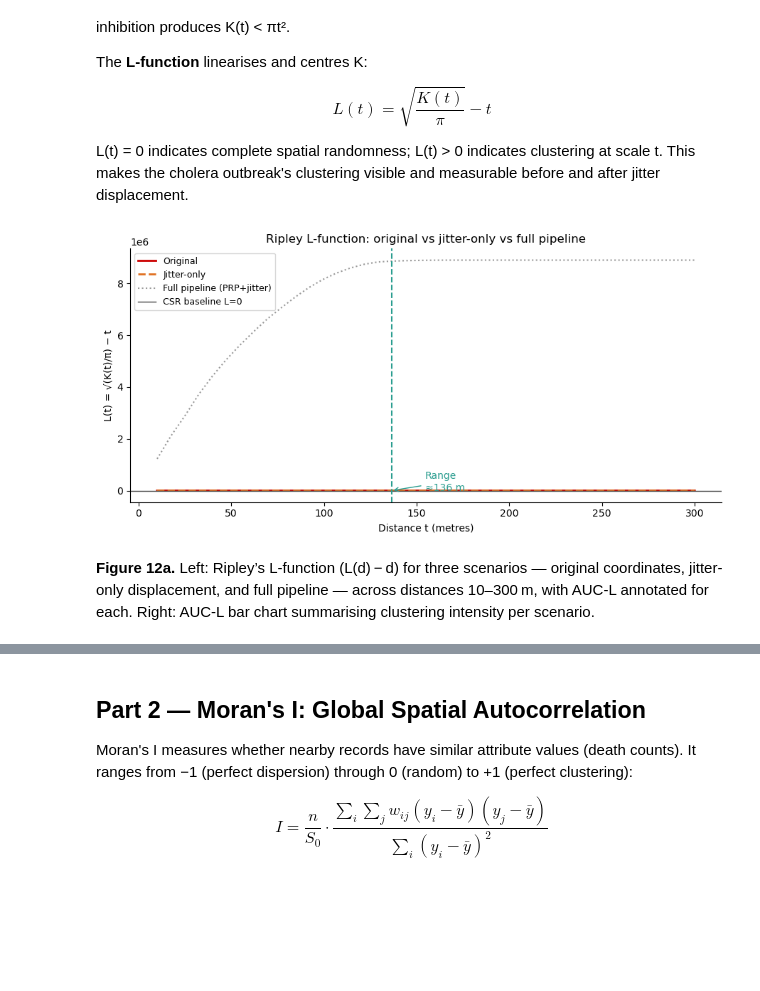
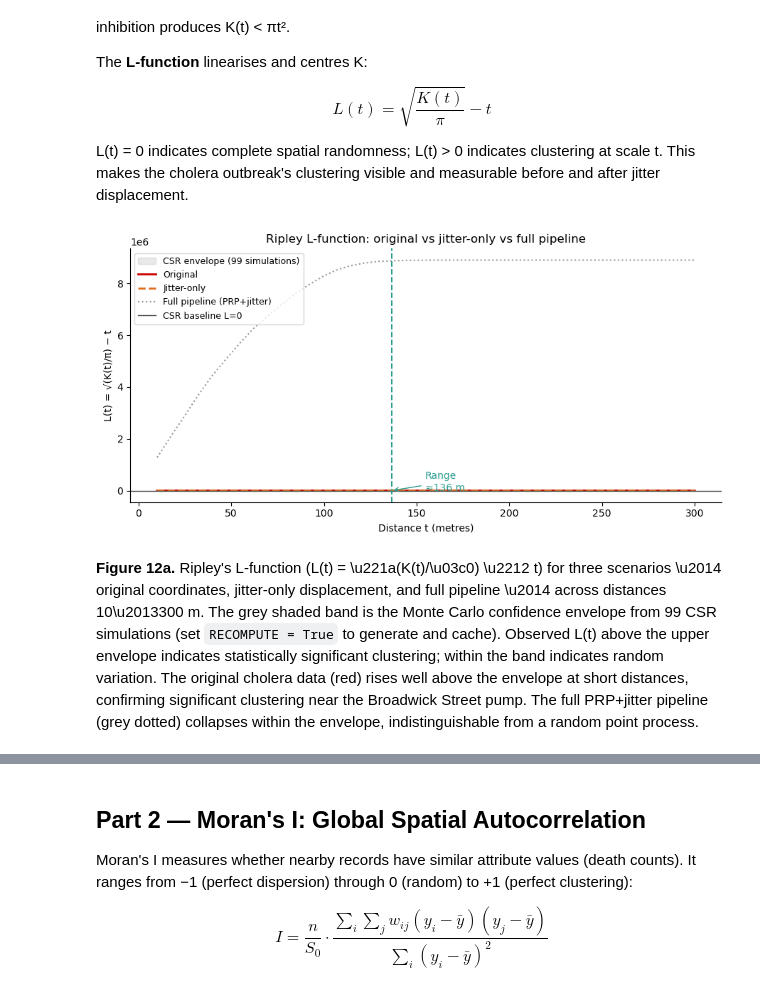
Before and after one commit to PHI-Case-Studies/2026-Map-Encryption-Library, a Jupyter notebook: 12-advanced-evaluation-part1.ipynb, the cells around one changed output, grey strips where cells are left out. Saved outputs shown, nothing was run; the diff lists cells and outputs as text; code cells hidden in the pictures; blank space fills up the shorter version.

```diff
--- a/12-advanced-evaluation-part1.ipynb
+++ b/12-advanced-evaluation-part1.ipynb
@@ -128,47 +128,58 @@ support = np.linspace(10, 300, 40)
 if RECOMPUTE:
     with warnings.catch_warnings():
         warnings.simplefilter("ignore")
-        k_orig = k_test(xy_orig, keep_simulations=False, support=support)
+        k_orig = k_test(xy_orig, keep_simulations=True, n_simulations=99, support=support)
         k_jit  = k_test(xy_jit,  keep_simulations=False, support=support)
         k_full = k_test(xy_full, keep_simulations=False, support=support)
     L_orig = np.sqrt(k_orig.statistic / np.pi) - support
     L_jit  = np.sqrt(k_jit.statistic  / np.pi) - support
     L_full = np.sqrt(k_full.statistic  / np.pi) - support
+    # Monte Carlo confidence envelope: L-transform each simulation row
+    L_sims   = np.sqrt(k_orig.simulations / np.pi) - support
+    L_env_lo = L_sims.min(axis=0)
+    L_env_hi = L_sims.max(axis=0)
     np.savez("data/nb12_L_curves.npz",
-             L_orig=L_orig, L_jit=L_jit, L_full=L_full, support=support)
+             L_orig=L_orig, L_jit=L_jit, L_full=L_full, support=support,
+             L_env_lo=L_env_lo, L_env_hi=L_env_hi)
 else:
     _d = np.load("data/nb12_L_curves.npz")
     L_orig, L_jit, L_full = _d["L_orig"], _d["L_jit"], _d["L_full"]
     support = _d["support"]
+    L_env_lo = _d["L_env_lo"] if "L_env_lo" in _d else None
+    L_env_hi = _d["L_env_hi"] if "L_env_hi" in _d else None
 
 dL_orig = np.gradient(L_orig, support)
 range_candidates = np.where(dL_orig < dL_orig.max() * 0.10)[0]
 range_d = float(support[range_candidates[0]]) if len(range_candidates) else float(support[len(support)//2])
 range_y = float(L_orig[np.searchsorted(support, range_d)])
 
 fig, ax = plt.subplots(figsize=(9, 4.5))
+if L_env_lo is not None:
+    ax.fill_between(support, L_env_lo, L_env_hi,
+                    alpha=0.18, color="#888888",
+                    label="CSR envelope (99 simulations)")
 ax.plot(support, L_orig, color="#cc0000", linewidth=2, label="Original")
 ax.plot(support, L_jit,  color="#e07020", linewidth=2, linestyle="--", label="Jitter-only")
 ax.plot(support, L_full, color="#999999", linewidth=1.5, linestyle=":", label="Full pipeline (PRP+jitter)")
 ax.axhline(0, color="#444444", linewidth=1, label="CSR baseline L=0")
 ax.axvline(range_d, color="#2a9d8f", linestyle="--", linewidth=1.5)
 ax.annotate(
-    f"Range\n≈{range_d:.0f} m", xy=(range_d, range_y),
+    f"Range\n\u2248{range_d:.0f} m", xy=(range_d, range_y),
     xytext=(range_d + 18, range_y - 3),
     arrowprops=dict(arrowstyle="->", color="#2a9d8f"),
     color="#2a9d8f", fontsize=10,
 )
 ax.set_xlabel("Distance t (metres)")
-ax.set_ylabel("L(t) = √(K(t)/π) − t")
+ax.set_ylabel("L(t) = \u221a(K(t)/\u03c0) \u2212 t")
 ax.set_title("Ripley L-function: original vs jitter-only vs full pipeline")
 ax.legend(loc="upper left", fontsize=9)
 sns.despine()
 plt.tight_layout()
 plt.show()
 # %% [output]
-[figure, old version]
+[figure, new version]
 # %% [markdown]
-**Figure 12a.** Left: Ripley’s L-function (L(d) − d) for three scenarios — original coordinates, jitter-only displacement, and full pipeline — across distances 10–300 m, with AUC-L annotated for each. Right: AUC-L bar chart summarising clustering intensity per scenario.
+**Figure 12a.** Ripley's L-function (L(t) = \u221a(K(t)/\u03c0) \u2212 t) for three scenarios \u2014 original coordinates, jitter-only displacement, and full pipeline \u2014 across distances 10\u2013300 m. The grey shaded band is the Monte Carlo confidence envelope from 99 CSR simulations (set `RECOMPUTE = True` to generate and cache). Observed L(t) above the upper envelope indicates statistically significant clustering; within the band indicates random variation. The original cholera data (red) rises well above the envelope at short distances, confirming significant clustering near the Broadwick Street pump. The full PRP+jitter pipeline (grey dotted) collapses within the envelope, indistinguishable from a random point process.
 # %% [markdown]
 > **Note — Ripley's K and the L-function**
 >
```
Also changed, not shown: parts of 5 cells of this notebook, 1 other file.
